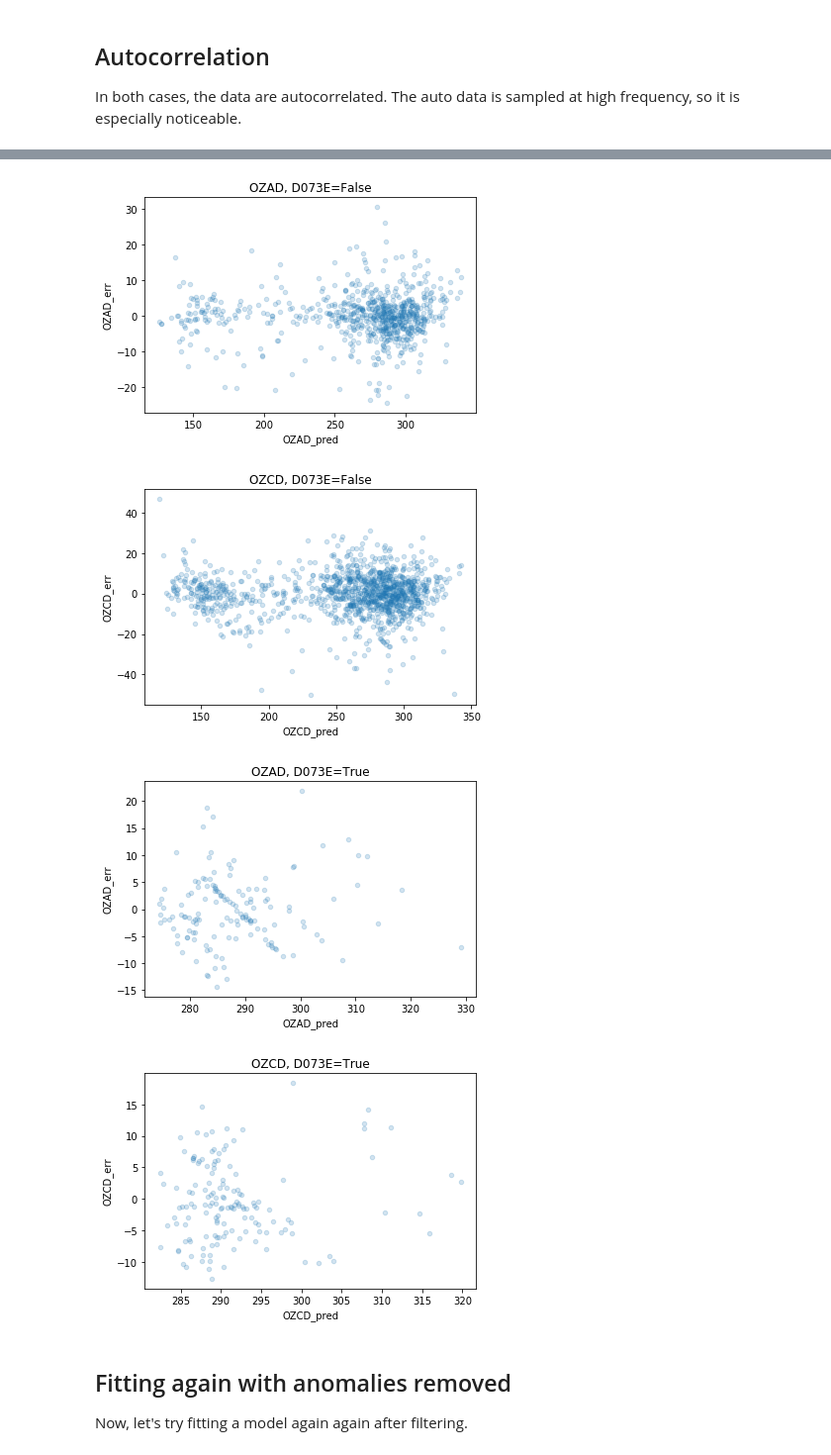
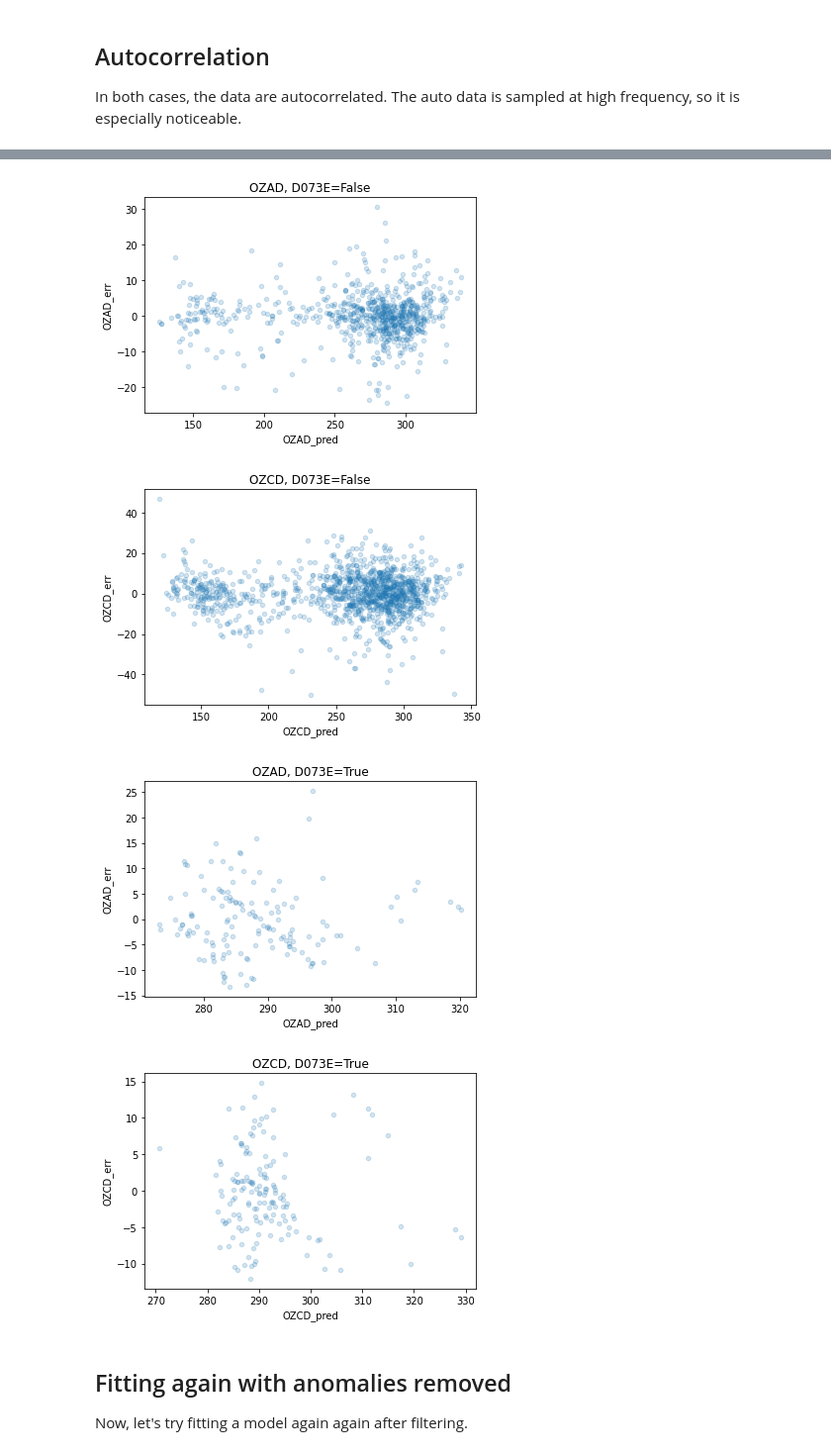
Before and after one commit to alan-turing-institute/dobson-eq, a Jupyter notebook: notebooks/ozone_demo_6.ipynb, the cells around one changed output, grey strips where cells are left out. Shown at 99% size. Saved outputs shown, nothing was run; the diff lists cells and outputs as text; code cells hidden in the pictures.

```diff
--- a/notebooks/ozone_demo_6.ipynb
+++ b/notebooks/ozone_demo_6.ipynb
@@ -140,7 +140,7 @@ df_constants = df_constants.rename(columns=lambda x: x.strip())
 # Back up the uncalibrated values.
 # We will overwrite with L0 subtracted values.
 for band in ["A", "C", "D"]:
-    df_zenith[f"n({band})_uncalib"] = df_zenith[f"n({band})"]
+    df_zenith[f"L({band})_uncalib"] = df_zenith[f"L({band})"]
 # %%
 # Apply the S calibration
 for [Dobson, year], df in df_zenith.assign(year=df_zenith.dt.dt.year).groupby(
@@ -1268,22 +1266,22 @@ variable_dict = {
             "nC_m_nD_o_mu",
             "mu",
         ],
-        ["nC_m_nD_o_mu", "n(C)"],
-        ["nC_m_nD_o_mu", "n(D)"],
-        ["nC_m_nD_o_mu", "mu", "n(C)"],
-        ["nC_m_nD_o_mu", "mu", "n(D)"],
-        ["nC_m_nD_o_mu", "mu", "n(D)", "n(C)"],
+        ["nC_m_nD_o_mu", "L(C)"],
+        ["nC_m_nD_o_mu", "L(D)"],
+        ["nC_m_nD_o_mu", "mu", "L(C)"],
+        ["nC_m_nD_o_mu", "mu", "L(D)"],
+        ["nC_m_nD_o_mu", "mu", "L(D)", "L(C)"],
     ],
     "AD": [
         [
             "nA_m_nD_o_mu",
         ],
         ["nA_m_nD_o_mu", "mu"],
-        ["nA_m_nD_o_mu", "n(A)"],
-        ["nA_m_nD_o_mu", "n(D)"],
-        ["nA_m_nD_o_mu", "mu", "n(A)"],
-        ["nA_m_nD_o_mu", "mu", "n(D)"],
-        ["nA_m_nD_o_mu", "mu", "n(D)", "n(A)"],
+        ["nA_m_nD_o_mu", "L(A)"],
+        ["nA_m_nD_o_mu", "L(D)"],
+        ["nA_m_nD_o_mu", "mu", "L(A)"],
+        ["nA_m_nD_o_mu", "mu", "L(D)"],
+        ["nA_m_nD_o_mu", "mu", "L(D)", "L(A)"],
     ],
 }
 
@@ -1679,9 +1676,9 @@ for i_row, row in df_best_models.iterrows():
     ][variables].dropna()
 
     for var in [
-        "n(D)",
-        "n(A)",
-        "n(C)",
+        "L(D)",
+        "L(A)",
+        "L(C)",
     ]:
         if var in df_val:
             df_val[var] = df_val[var].pipe(diff_filter_nan)
@@ -1773,9 +1770,9 @@ for i_row, row in df_best_models.iterrows():
     ][variables].dropna()
 
     for var in [
-        "n(D)",
-        "n(A)",
-        "n(C)",
+        "L(D)",
+        "L(A)",
+        "L(C)",
     ]:
         if var in df_val:
             df_val[var] = df_val[var].pipe(diff_filter_nan)
@@ -1863,9 +1860,9 @@ for i_row, row in df_best_models.iterrows():
     ][variables].dropna()
 
     for var in [
-        "n(D)",
-        "n(A)",
-        "n(C)",
+        "L(D)",
+        "L(A)",
+        "L(C)",
     ]:
         if var in df_val:
             df_val[var] = df_val[var].pipe(diff_filter_nan)
@@ -1906,7 +1903,7 @@ OZCD True linear_wsmooth
 [figure]
 [figure]
-[figure, old version]
+[figure, new version]
-[figure, old version]
+[figure, new version]
 # %% [markdown]
 ## Fitting again with anomalies removed
 Now, let's try fitting a model again again after filtering.
```
Also changed, not shown: parts of 53 cells of this notebook.
